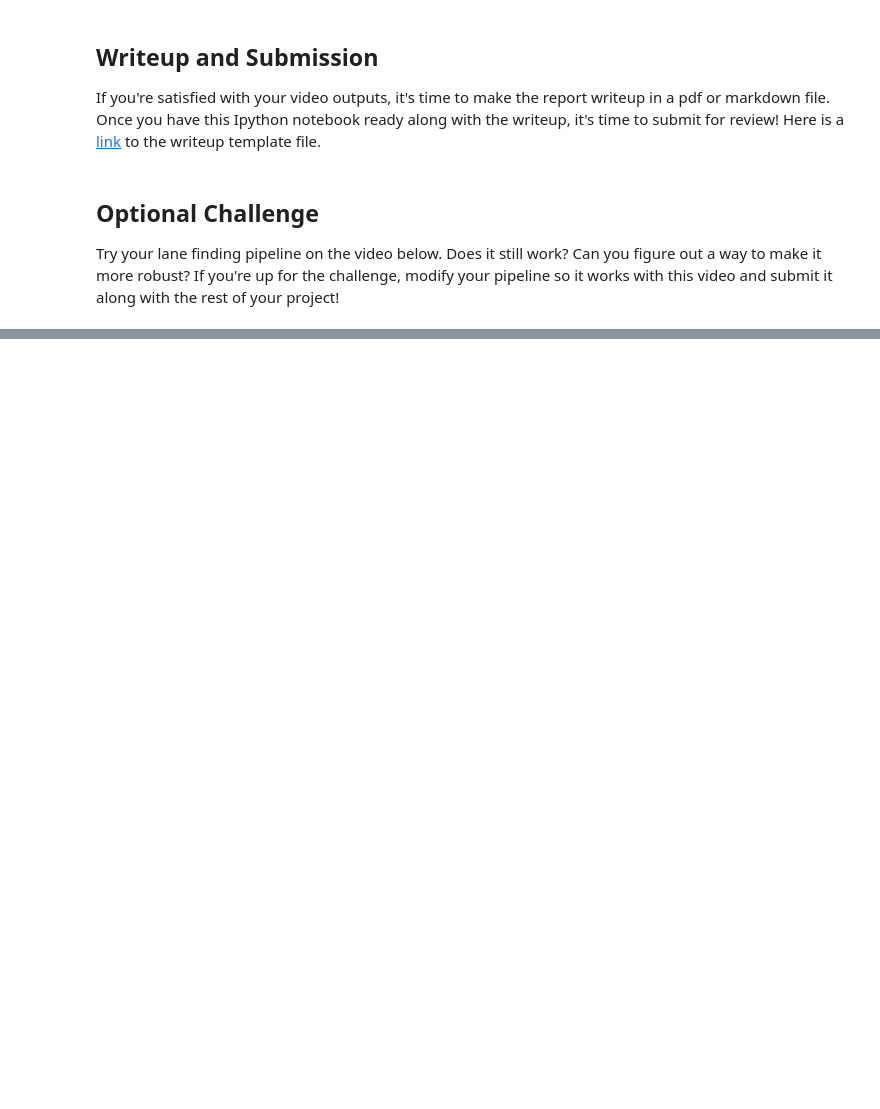
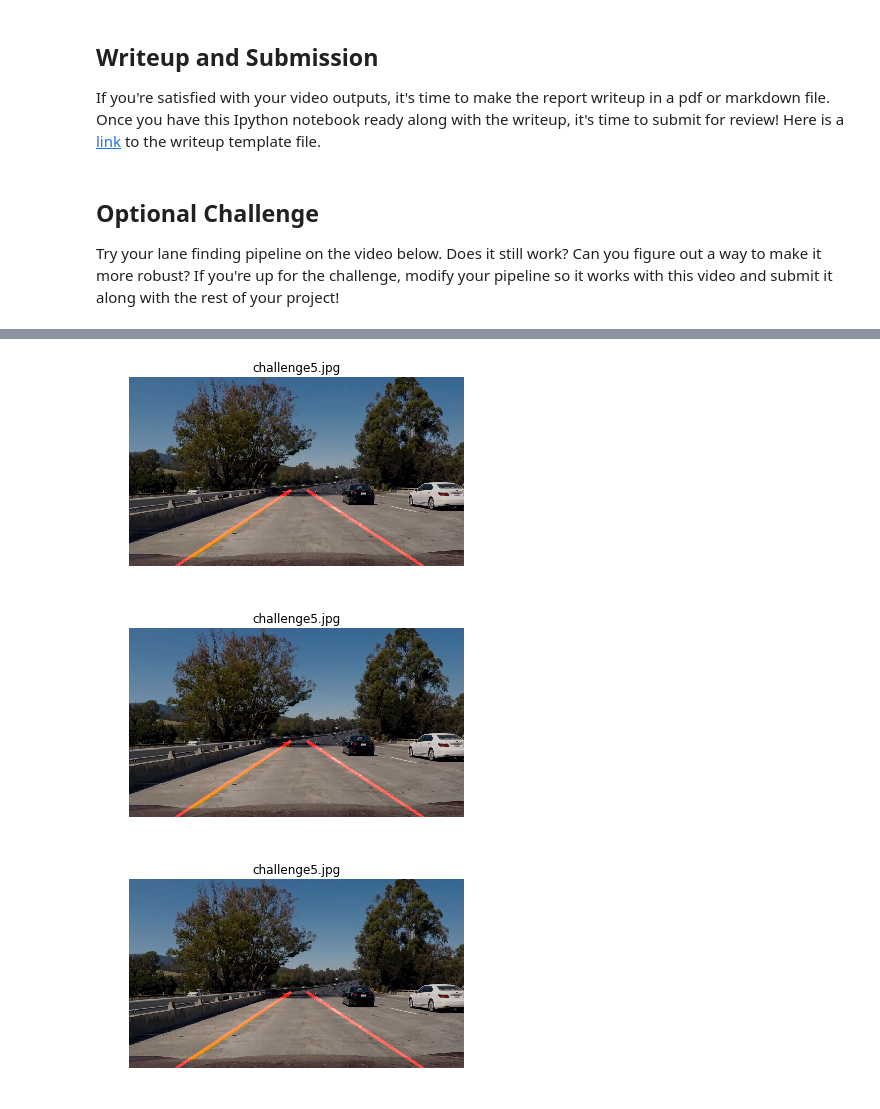
Before and after one commit to sibuzu/CarND-LaneLines-P1, a Jupyter notebook: P1.ipynb, the cells around one changed output, grey strips where cells are left out. Saved outputs shown, nothing was run; the diff lists cells and outputs as text; code cells hidden in the pictures; blank space fills up the shorter version.

```diff
--- a/P1.ipynb
+++ b/P1.ipynb
@@ -367,0 +628,16 @@ HTML("""
+# %%
+clip3 = VideoFileClip(video_indir + 'challenge.mp4')
+
+# loop for the images
+showImage = True
+images = os.listdir(video_indir)
+for t in range(3,6):
+    image = mpimg.imread(video_indir + imgFile)
+    result = process_hsv_image(image)
+    mpimg.imsave(video_outdir + imgFile, result)
+    if showImage:
+        show_image(result, imgFile)
+# %% [output]
+[figure, added]
+[figure, added]
+[figure, added]
```
Also changed, not shown: parts of 14 cells of this notebook, 15 other files.
